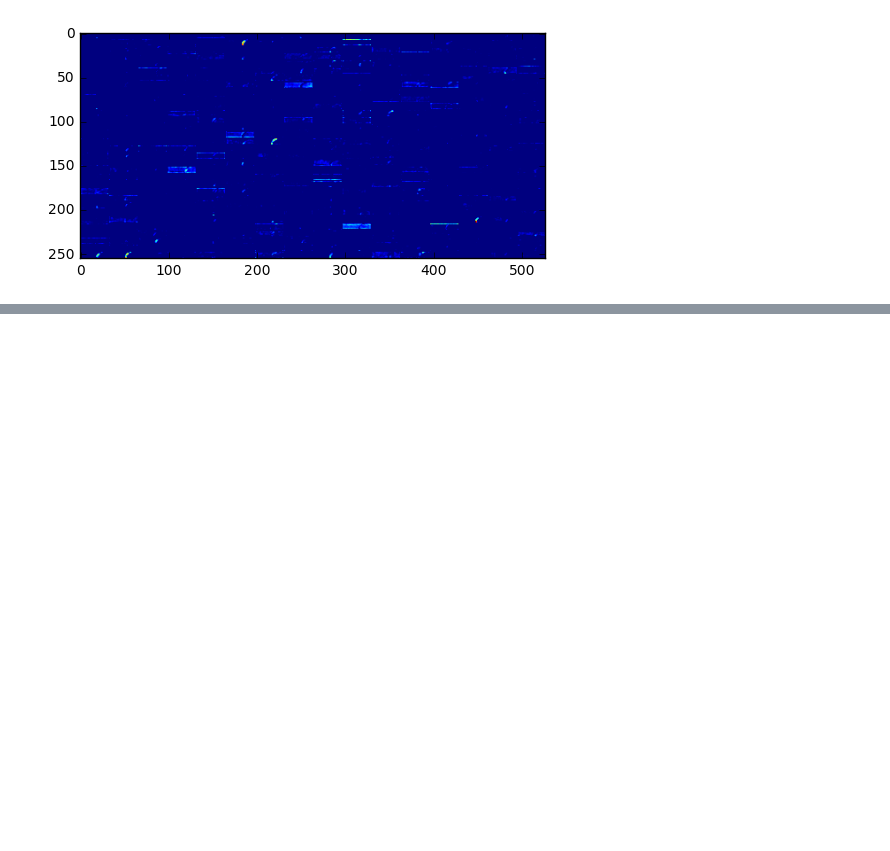
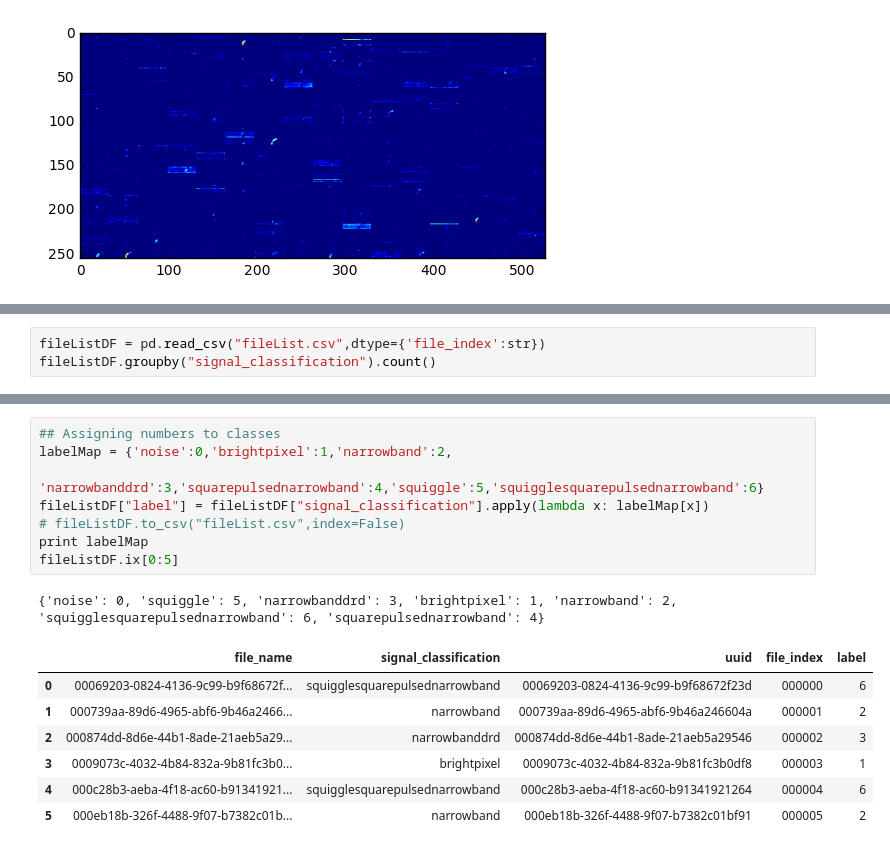
Before and after one commit to akashmjn/cs341-ibm-seti, a Jupyter notebook: data-transformation.ipynb, the cells around one changed output, grey strips where cells are left out. Drawn from its saved outputs; the diff is of its cells as text; blank space fills up the shorter version.

```diff
--- a/data-transformation.ipynb
+++ b/data-transformation.ipynb
@@ -80,0 +80,3 @@ KeyboardInterrupt:
+# %%
+fileListDF = pd.read_csv("fileList.csv",dtype={'file_index':str})
+fileListDF.groupby("signal_classification").count()
@@ -80,0 +93,17 @@ KeyboardInterrupt:
+# %%
+## Assigning numbers to classes
+labelMap = {'noise':0,'brightpixel':1,'narrowband':2,
+            'narrowbanddrd':3,'squarepulsednarrowband':4,'squiggle':5,'squigglesquarepulsednarrowband':6}
+fileListDF["label"] = fileListDF["signal_classification"].apply(lambda x: labelMap[x])
+# fileListDF.to_csv("fileList.csv",index=False)
+print labelMap
+fileListDF.ix[0:5]
+# %% [output]
+{'noise': 0, 'squiggle': 5, 'narrowbanddrd': 3, 'brightpixel': 1, 'narrowband': 2, 'squigglesquarepulsednarrowband': 6, 'squarepulsednarrowband': 4}
+|  | file_name | signal_classification | uuid | file_index | label |
+| 0 | 00069203-0824-4136-9c99-b9f68672f... | squigglesquarepulsednarrowband | 00069203-0824-4136-9c99-b9f68672f23d | 000000 | 6 |
+| 1 | 000739aa-89d6-4965-abf6-9b46a2466... | narrowband | 000739aa-89d6-4965-abf6-9b46a246604a | 000001 | 2 |
+| 2 | 000874dd-8d6e-44b1-8ade-21aeb5a29... | narrowbanddrd | 000874dd-8d6e-44b1-8ade-21aeb5a29546 | 000002 | 3 |
+| 3 | 0009073c-4032-4b84-832a-9b81fc3b0... | brightpixel | 0009073c-4032-4b84-832a-9b81fc3b0df8 | 000003 | 1 |
+| 4 | 000c28b3-aeba-4f18-ac60-b91341921... | squigglesquarepulsednarrowband | 000c28b3-aeba-4f18-ac60-b91341921264 | 000004 | 6 |
+| 5 | 000eb18b-326f-4488-9f07-b7382c01b... | narrowband | 000eb18b-326f-4488-9f07-b7382c01bf91 | 000005 | 2 |
```
Also changed, not shown: parts of 10 cells of this notebook, 1 other file.
